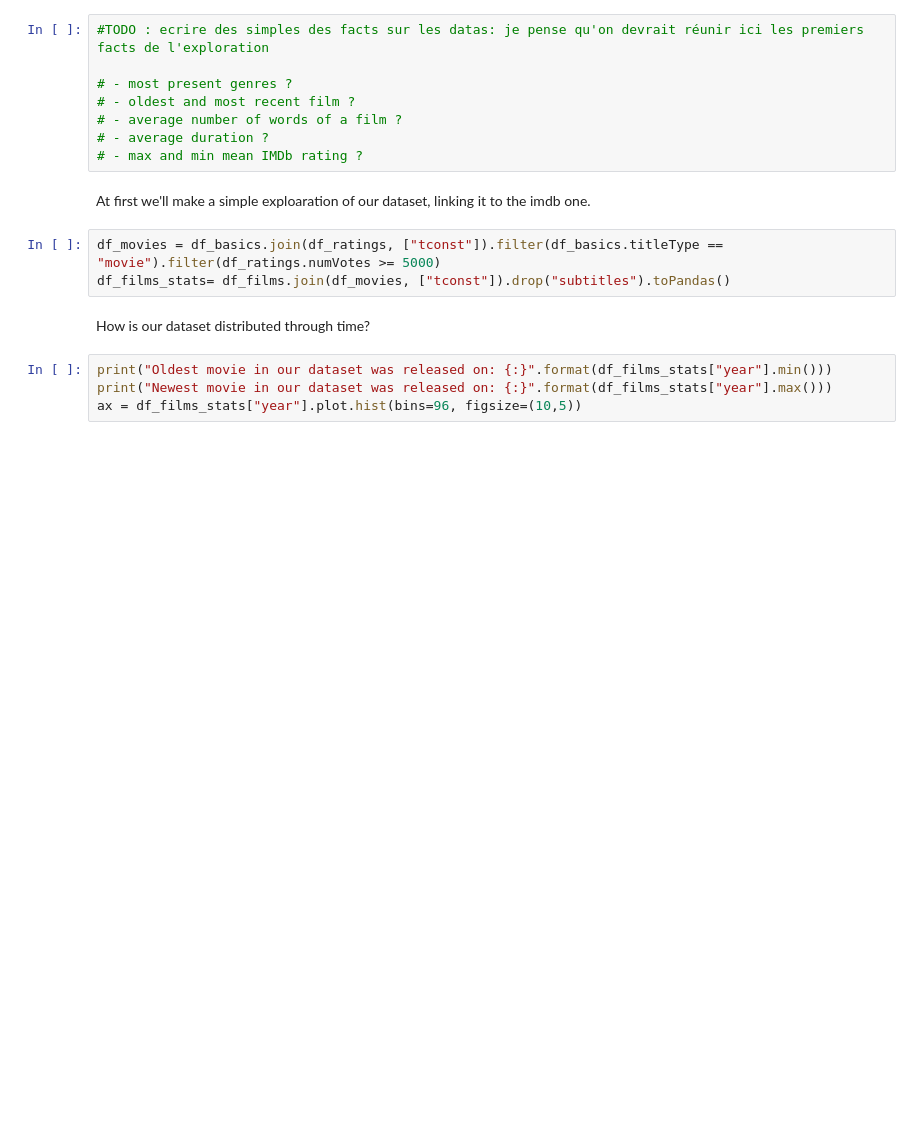
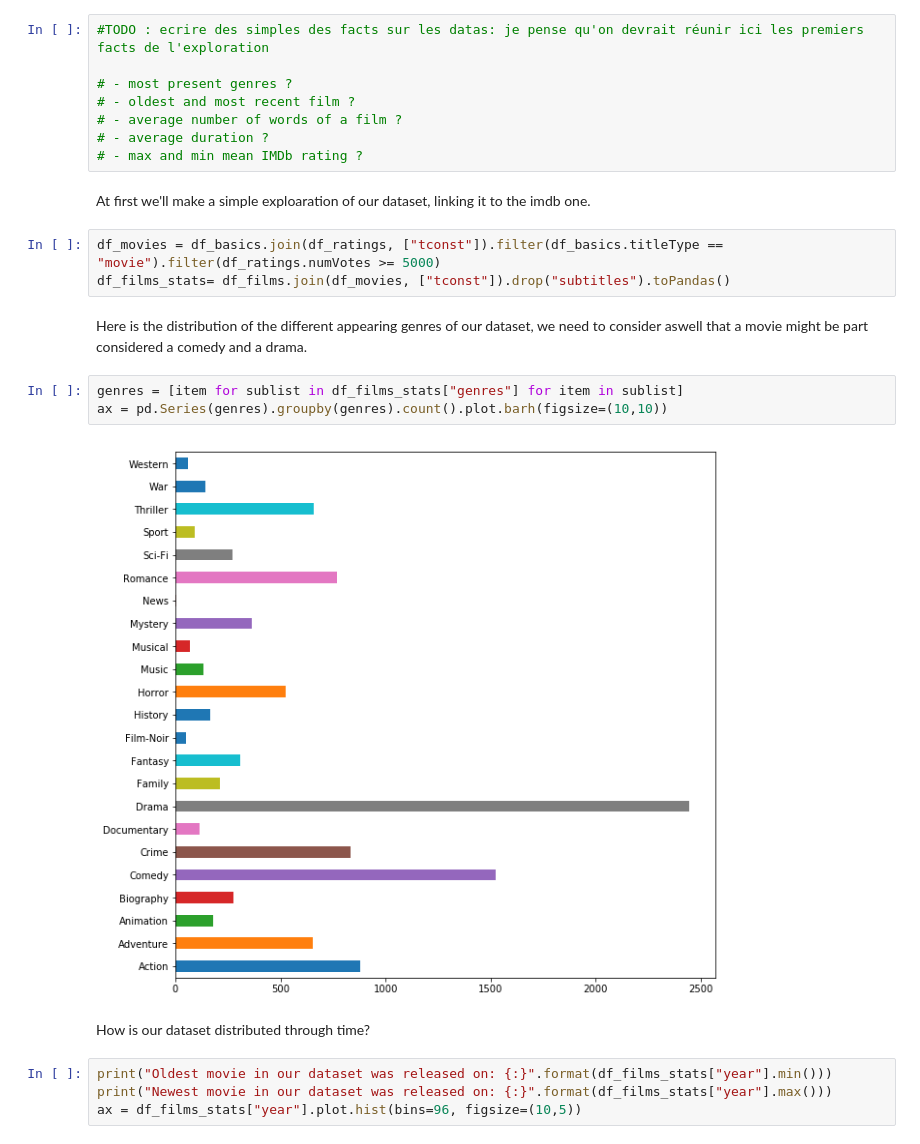
Before and after one commit to Xabitsuki/adamax, a Jupyter notebook: NotebookFinal.ipynb, the cells around one changed output. Cells and saved outputs as stored; diff of their text form; blank space fills up the shorter version.

Commit message:
add genre exploration

```diff
--- a/NotebookFinal.ipynb
+++ b/NotebookFinal.ipynb
@@ -418,6 +418,13 @@ At first we'll make a simple exploaration of our dataset, linking it to the imdb
 # %%
 df_movies = df_basics.join(df_ratings, ["tconst"]).filter(df_basics.titleType == "movie").filter(df_ratings.numVotes >= 5000)
 df_films_stats= df_films.join(df_movies, ["tconst"]).drop("subtitles").toPandas()
+# %% [markdown]
+Here is the distribution of the different appearing genres of our dataset, we need to consider aswell that a movie might be part considered a comedy and a drama.
+# %%
+genres = [item for sublist in df_films_stats["genres"] for item in sublist]
+ax = pd.Series(genres).groupby(genres).count().plot.barh(figsize=(10,10))
+# %% [output]
+[figure, added]
 # %% [markdown]
 How is our dataset distributed through time?
 # %%
```
